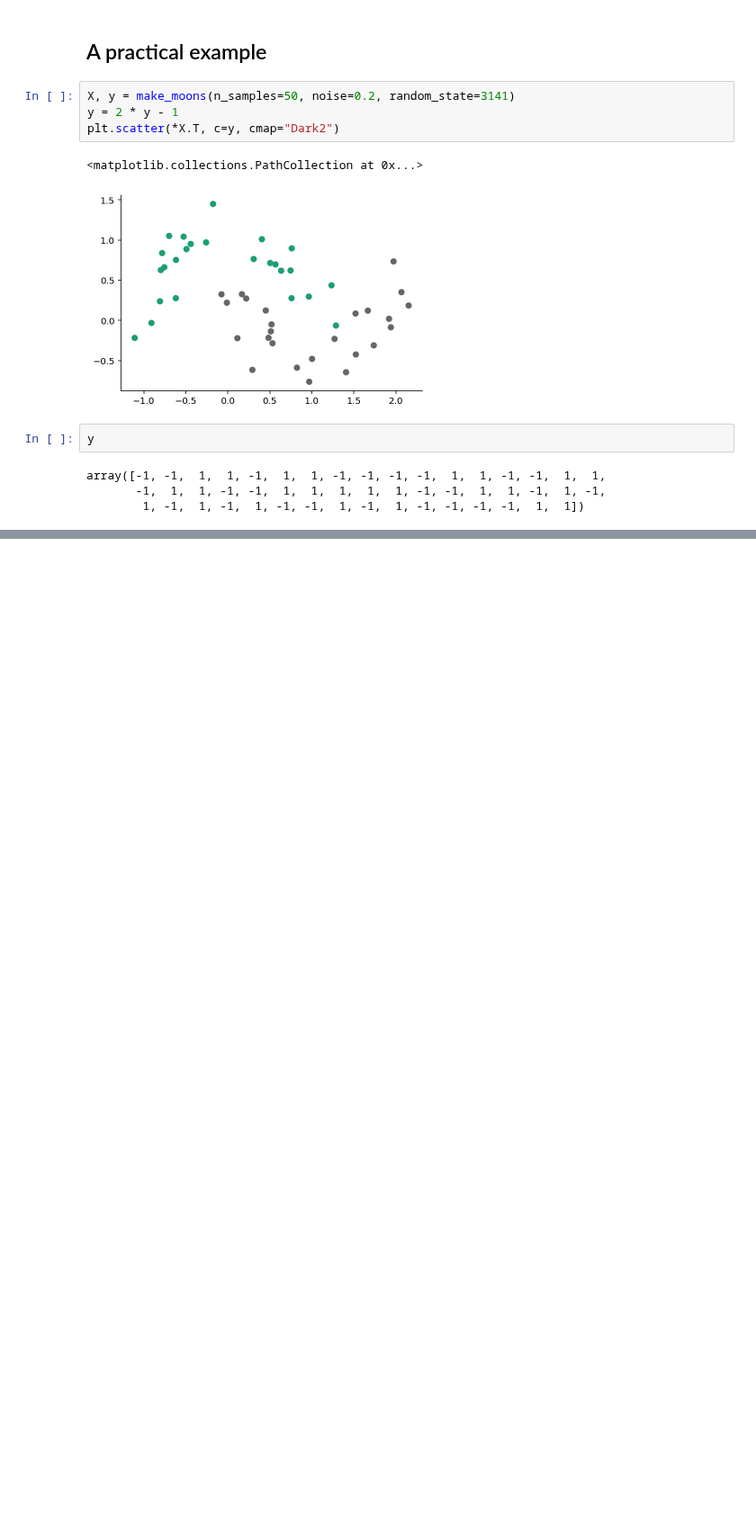
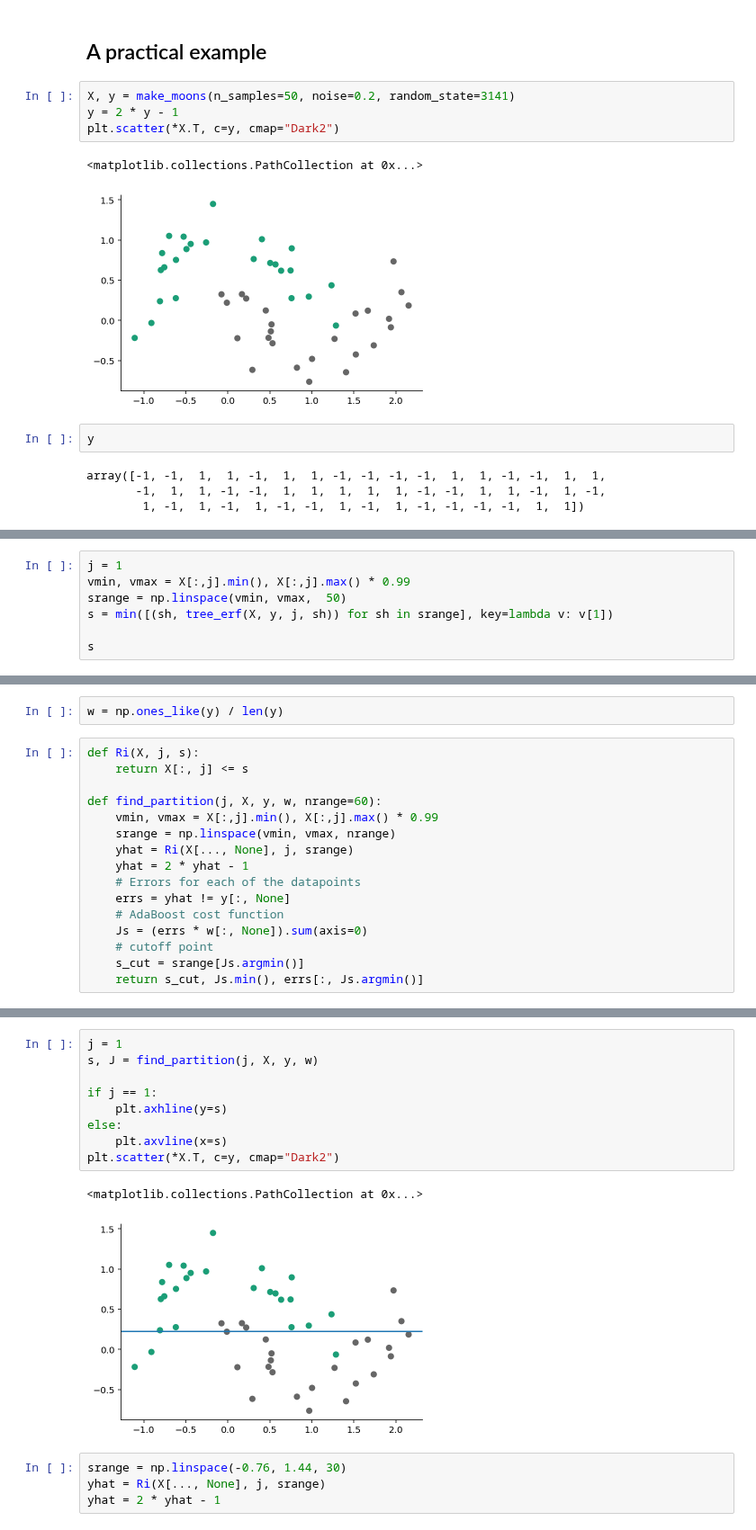
Before and after one commit to gerdm/prml, a Jupyter notebook: chapter14/boosting.ipynb, the cells around one changed output, grey strips where cells are left out. Shown at 90% size. Cells and saved outputs as stored; diff of their text form; blank space fills up the shorter version.

```diff
--- a/chapter14/boosting.ipynb
+++ b/chapter14/boosting.ipynb
@@ -61,0 +130,7 @@ array([-1, -1,  1,  1, -1,  1,  1, -1, -1, -1, -1,  1,  1, -1, -1,  1,  1,
+# %%
+j = 1
+vmin, vmax = X[:,j].min(), X[:,j].max() * 0.99
+srange = np.linspace(vmin, vmax,  50)
+s = min([(sh, tree_erf(X, y, j, sh)) for sh in srange], key=lambda v: v[1])
+
+s
@@ -61,0 +140,18 @@ array([-1, -1,  1,  1, -1,  1,  1, -1, -1, -1, -1,  1,  1, -1, -1,  1,  1,
+# %%
+w = np.ones_like(y) / len(y)
+# %%
+def Ri(X, j, s):
+    return X[:, j] <= s
+
+def find_partition(j, X, y, w, nrange=60):
+    vmin, vmax = X[:,j].min(), X[:,j].max() * 0.99
+    srange = np.linspace(vmin, vmax, nrange)
+    yhat = Ri(X[..., None], j, srange)
+    yhat = 2 * yhat - 1
+    # Errors for each of the datapoints
+    errs = yhat != y[:, None]
+    # AdaBoost cost function
+    Js = (errs * w[:, None]).sum(axis=0)
+    # cutoff point
+    s_cut = srange[Js.argmin()]
+    return s_cut, Js.min(), errs[:, Js.argmin()]
@@ -61,0 +180,16 @@ array([-1, -1,  1,  1, -1,  1,  1, -1, -1, -1, -1,  1,  1, -1, -1,  1,  1,
+# %%
+j = 1
+s, J = find_partition(j, X, y, w)
+
+if j == 1:
+    plt.axhline(y=s)
+else:
+    plt.axvline(x=s)
+plt.scatter(*X.T, c=y, cmap="Dark2")
+# %% [output]
+<matplotlib.collections.PathCollection at 0x...>
+[figure, added]
+# %%
+srange = np.linspace(-0.76, 1.44, 30)
+yhat = Ri(X[..., None], j, srange)
+yhat = 2 * yhat - 1
```
Also changed, not shown: parts of 18 cells of this notebook.
